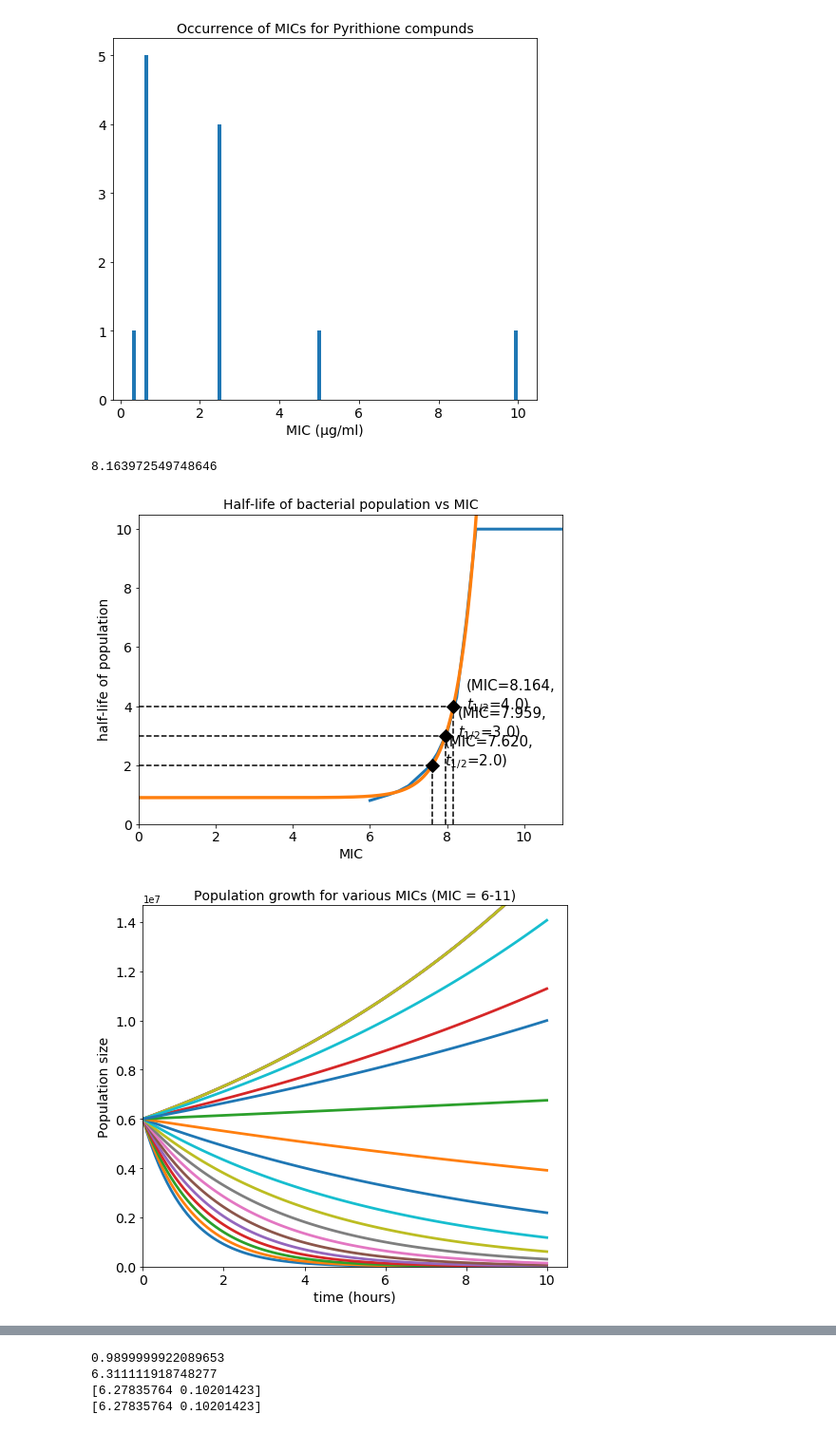
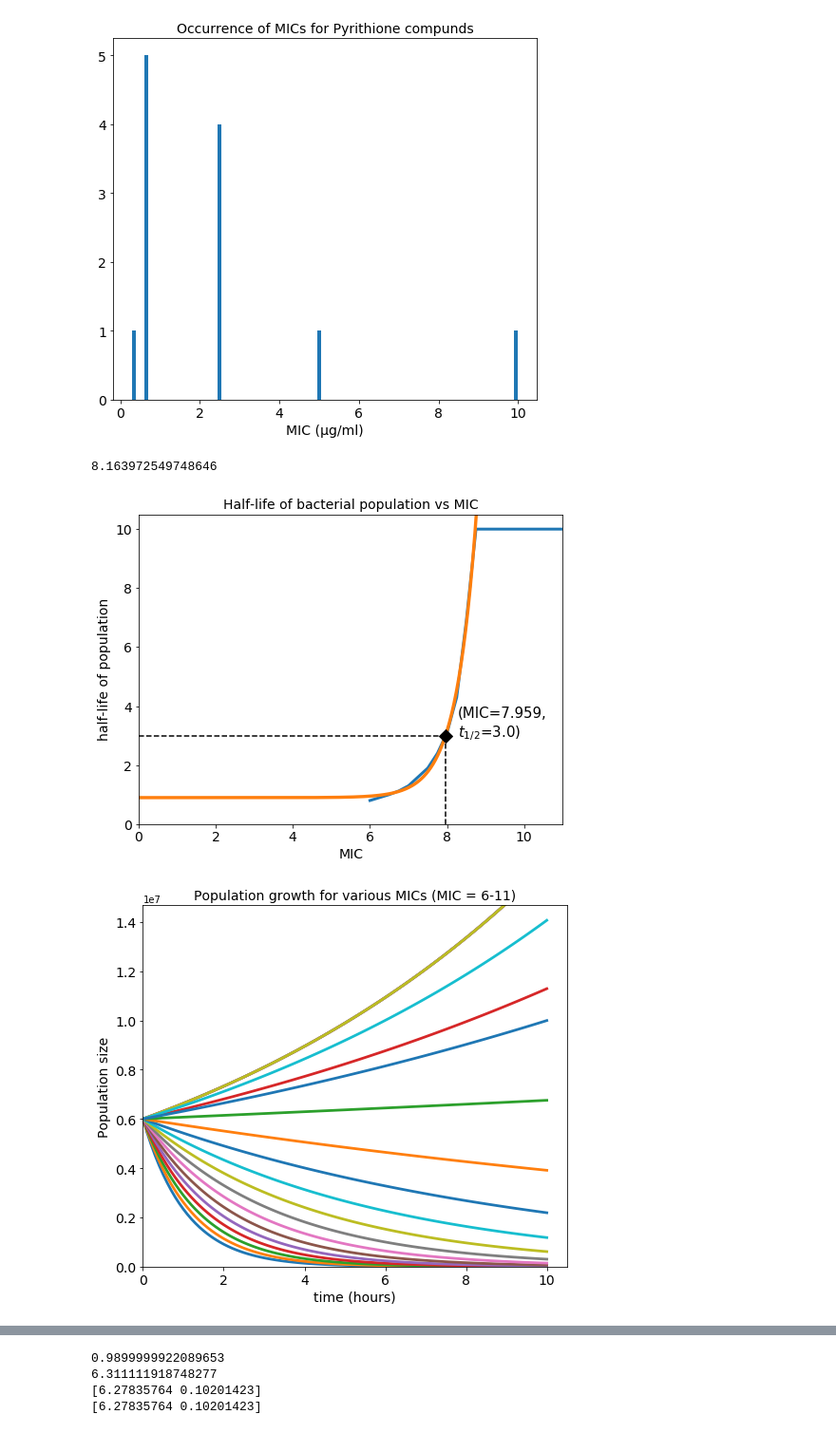
Before and after one commit to patricksinclair/Pyrithione_Analysis, a Jupyter notebook: Testing_phase/PyrithionePlotter.ipynb, the cells around one changed output, grey strips where cells are left out. Shown at 95% size. Drawn from its saved outputs; the diff is of its cells as text; code cells hidden in the pictures.

Commit message:
plots done

```diff
--- a/Testing_phase/PyrithionePlotter.ipynb
+++ b/Testing_phase/PyrithionePlotter.ipynb
@@ -237,7 +237,7 @@ def plotHalfLifesOfMICs(filename):
     plt.plot(MIC_vals, half_life_lists, linewidth=3) #recorded data
     plt.plot(x_vals, fitted_hls, linewidth=3.4) #fitted curve
 
-
+    '''
     plt.plot(target_MIC, target_halfLife, marker='D', markersize=10, color='black') #plot desired MIC for specificied half-life
     plt.vlines(target_MIC, 0, target_halfLife, linestyle="dashed")
     plt.hlines(target_halfLife, 0, target_MIC, linestyle="dashed")
@@ -249,34 +249,34 @@ def plotHalfLifesOfMICs(filename):
     plt.hlines(target_halfLife2, 0, target_MIC2, linestyle="dashed")
     targMIC_string2 = "{:.3f}".format(target_MIC2)
     plt.text(target_MIC2*1.04, target_halfLife2*0.96, "(MIC="+targMIC_string2+",\n$t_{1/2}$="+str(target_halfLife2)+")", fontsize=15)
-
+    '''
     plt.plot(target_MIC3, target_halfLife3, marker='D', markersize=10, color='black') #plot desired MIC for specificied half-life
     plt.vlines(target_MIC3, 0, target_halfLife3, linestyle="dashed")
     plt.hlines(target_halfLife3, 0, target_MIC3, linestyle="dashed")
     targMIC_string3 = "{:.3f}".format(target_MIC3)
     plt.text(target_MIC3*1.04, target_halfLife3*0.96, "(MIC="+targMIC_string3+",\n$t_{1/2}$="+str(target_halfLife3)+")", fontsize=15)
 
     font_size=14
     plt.title('Half-life of bacterial population vs MIC', fontsize=font_size)
     plt.xlabel('MIC', fontsize=font_size)
     plt.ylabel('half-life of population', fontsize=font_size)
 
     plt.tick_params(labelsize=14)
     plt.xlim(0,11.)
     plt.ylim(0,1.05*max(times))
     plt.savefig('halfLife_vs_MIC.png')
     plt.show()
 
 
 
 
 
 #plotHalfLifesOfMICs('Pyrithione_MICVarying_c=10.0.txt')
 #plotMultipleMICCurves('Pyrithione_MICVarying_c=10.0.txt')
 
 plotHalfLifesOfMICs('Pyrithione_MICVarying_c=10.0-extended.txt')
 plotMultipleMICCurves('Pyrithione_MICVarying_c=10.0-extended.txt')
 # %% [output]
 8.163972549748646
-[figure, old version]
+[figure, new version]
 [figure]
```
Also changed, not shown: parts of 4 cells of this notebook, 7 other files.
